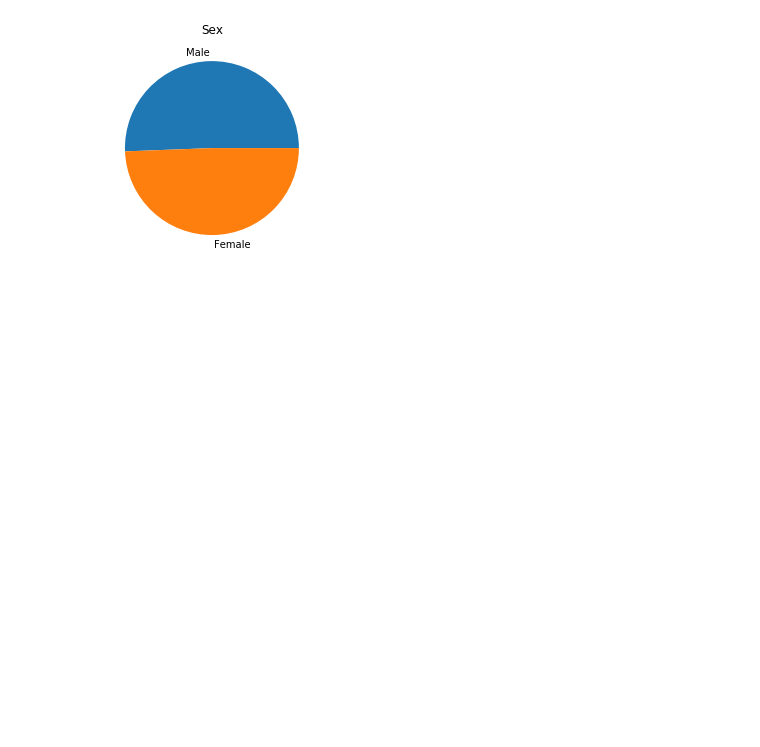
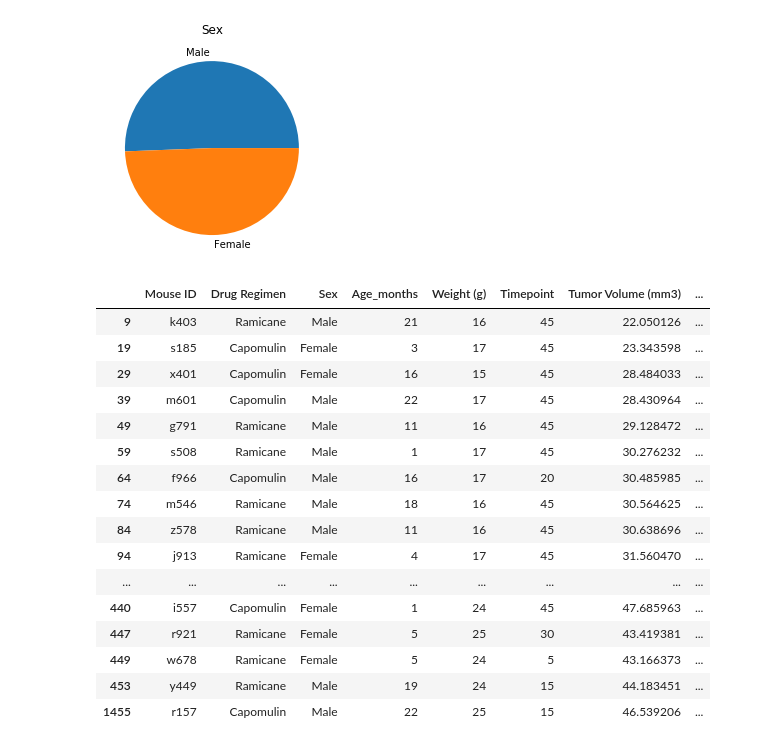
Before and after one commit to wonderbug2020/matplotlib-challenge, a Jupyter notebook: main1.ipynb, the cells around one changed output. Cells and saved outputs as stored; diff of their text form; code cells hidden in the pictures; blank space fills up the shorter version.

Commit message:
found final tumor volume per mouse of specific drugs

```diff
--- a/main1.ipynb
+++ b/main1.ipynb
@@ -56,5 +56,41 @@ plt.title('Sex')
 # %% [output]
 Text(0.5, 1.0, 'Sex')
 [figure]
+# %%
+#Calculate the final tumor volume of each mouse across four of the most promising treatment regimens: Capomulin, Ramicane, Infubinol, and Ceftamin.
+#First thing that needs to done is to get the final volume which should just be the volume when the timepoint is max
+#This is a little trickier but rally all i need to do is groupup each mouse and find the max timepoint as the filter, then pass
+#that into a new dataframe
+final_vol_filter = study_metadata.groupby('Mouse ID')['Timepoint'].transform(max) == study_metadata['Timepoint']
+final_vol_df = study_metadata[final_vol_filter]
+
+#Now that i have a dataframe that is only the endpoints, i can filter for just the drugs i want
+#first to set up the filters
+drug_1 = final_vol_df['Drug Regimen'] == 'Capomulin'
+drug_2 = final_vol_df['Drug Regimen'] == 'Ramicane'
+drug_3 = final_vol_df['Drug Regimen'] == 'Infubinol'
+drug_4 = final_vol_df['Drug Regimen'] == 'Ceftamin'
+
+#then to apply the filter
+final_vol_drug_df = final_vol_df[(drug_1 | drug_2 | drug_3 | drug)]
+final_vol_drug_df
+# %% [output]
+|  | Mouse ID | Drug Regimen | Sex | Age_months | Weight (g) | Timepoint | Tumor Volume (mm3) | ... |
+| 9 | k403 | Ramicane | Male | 21 | 16 | 45 | 22.050126 | ... |
+| 19 | s185 | Capomulin | Female | 3 | 17 | 45 | 23.343598 | ... |
+| 29 | x401 | Capomulin | Female | 16 | 15 | 45 | 28.484033 | ... |
+| 39 | m601 | Capomulin | Male | 22 | 17 | 45 | 28.430964 | ... |
+| 49 | g791 | Ramicane | Male | 11 | 16 | 45 | 29.128472 | ... |
+| 59 | s508 | Ramicane | Male | 1 | 17 | 45 | 30.276232 | ... |
+| 64 | f966 | Capomulin | Male | 16 | 17 | 20 | 30.485985 | ... |
+| 74 | m546 | Ramicane | Male | 18 | 16 | 45 | 30.564625 | ... |
+| 84 | z578 | Ramicane | Male | 11 | 16 | 45 | 30.638696 | ... |
+| 94 | j913 | Ramicane | Female | 4 | 17 | 45 | 31.560470 | ... |
+| ... | ... | ... | ... | ... | ... | ... | ... | ... |
+| 440 | i557 | Capomulin | Female | 1 | 24 | 45 | 47.685963 | ... |
+| 447 | r921 | Ramicane | Female | 5 | 25 | 30 | 43.419381 | ... |
+| 449 | w678 | Ramicane | Female | 5 | 24 | 5 | 43.166373 | ... |
+| 453 | y449 | Ramicane | Male | 19 | 24 | 15 | 44.183451 | ... |
+| 1455 | r157 | Capomulin | Male | 22 | 25 | 15 | 46.539206 | ... |
 # %%
 #now to print out a table for reference
```
Also changed, not shown: parts of 1 cell of this notebook.
